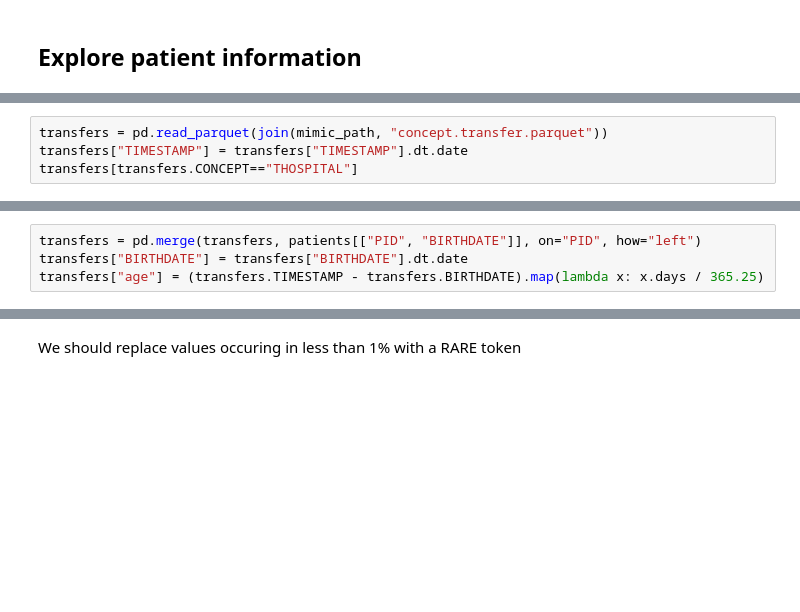
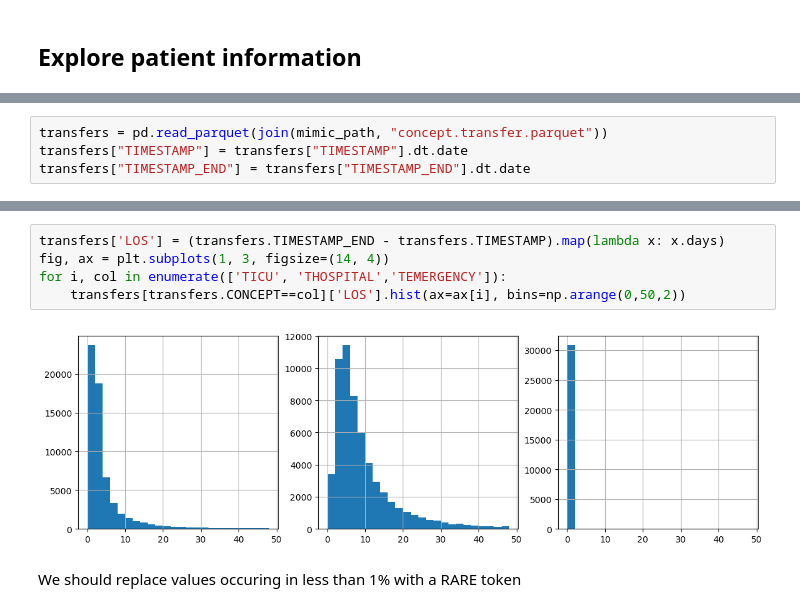
Before and after one commit to kirilklein/patbert, a Jupyter notebook: notebooks/explore/mimic3.ipynb, the cells around one changed output, grey strips where cells are left out. Drawn from its saved outputs; the diff is of its cells as text; blank space fills up the shorter version.

```diff
--- a/notebooks/explore/mimic3.ipynb
+++ b/notebooks/explore/mimic3.ipynb
@@ -50,4 +46,4 @@ death_age.hist()
 # %%
 transfers = pd.read_parquet(join(mimic_path, "concept.transfer.parquet"))
 transfers["TIMESTAMP"] = transfers["TIMESTAMP"].dt.date
-transfers[transfers.CONCEPT=="THOSPITAL"]
+transfers["TIMESTAMP_END"] = transfers["TIMESTAMP_END"].dt.date
@@ -94,4 +49,0 @@ patients.iloc[46497], transfers[transfers.PID == 44019]
-# %%
-transfers = pd.merge(transfers, patients[["PID", "BIRTHDATE"]], on="PID", how="left")
-transfers["BIRTHDATE"] = transfers["BIRTHDATE"].dt.date
-transfers["age"] = (transfers.TIMESTAMP - transfers.BIRTHDATE).map(lambda x: x.days / 365.25)
@@ -113,2 +57,9 @@ transfers.age.hist()
+# %%
+transfers['LOS'] = (transfers.TIMESTAMP_END - transfers.TIMESTAMP).map(lambda x: x.days)
+fig, ax = plt.subplots(1, 3, figsize=(14, 4))
+for i, col in enumerate(['TICU', 'THOSPITAL','TEMERGENCY']):
+    transfers[transfers.CONCEPT==col]['LOS'].hist(ax=ax[i], bins=np.arange(0,50,2))
+# %% [output]
+[figure, added]
 # %% [markdown]
 We should replace values occuring in less than 1% with a RARE token
```
Also changed, not shown: parts of 15 cells of this notebook, 1 other file.
